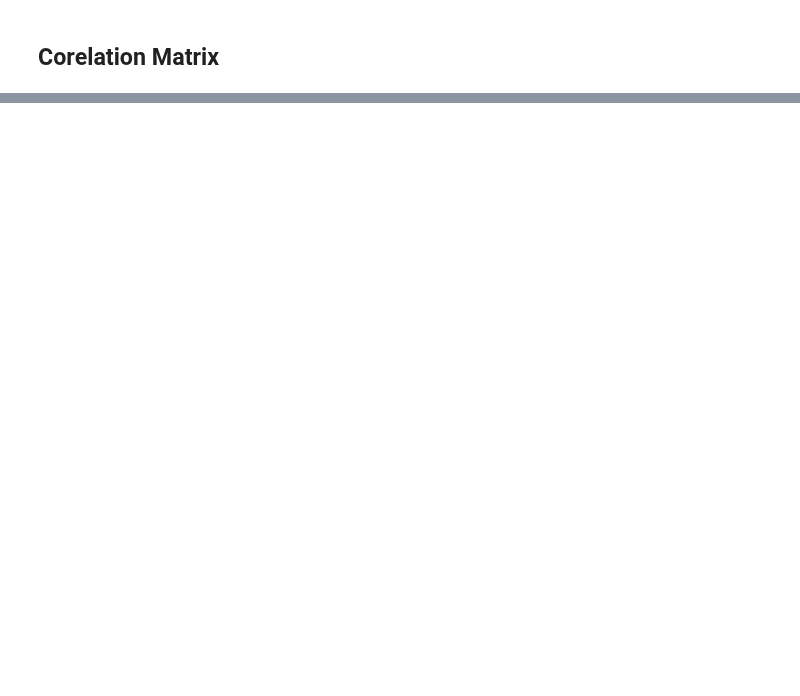
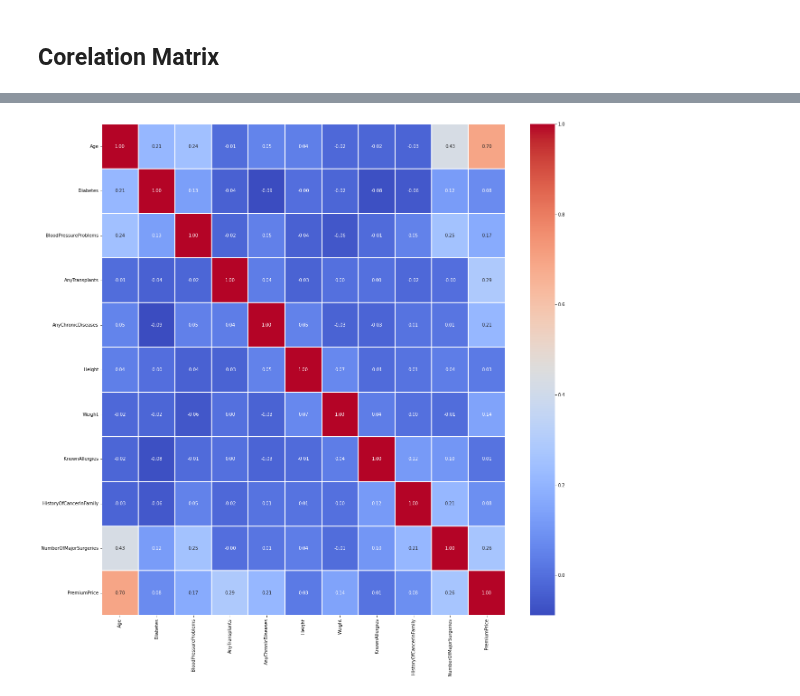
Before and after one commit to Twtamaris/machine_learning, a Jupyter notebook: medical_insurance/medical_insurance.ipynb, the cells around one changed output, grey strips where cells are left out. Cells and saved outputs as stored; diff of their text form; code cells hidden in the pictures; blank space fills up the shorter version.

```diff
--- a/medical_insurance/medical_insurance.ipynb
+++ b/medical_insurance/medical_insurance.ipynb
@@ -68,0 +188,3 @@ dataset_2.corrwith(dataset.charges).plot_bar(
+# %%
+corr = dataset.corr()
+corr
@@ -68,0 +204,7 @@ dataset_2.corrwith(dataset.charges).plot_bar(
+# %%
+#heatmap
+plt.figure(figsize=(20,20))
+sns.heatmap(data=corr, annot=True,linewidths=0.2, fmt='.2f',cmap='coolwarm')
+plt.show()
+# %% [output]
+[figure, added]
```
Also changed, not shown: parts of 39 cells of this notebook, 1 other file.
